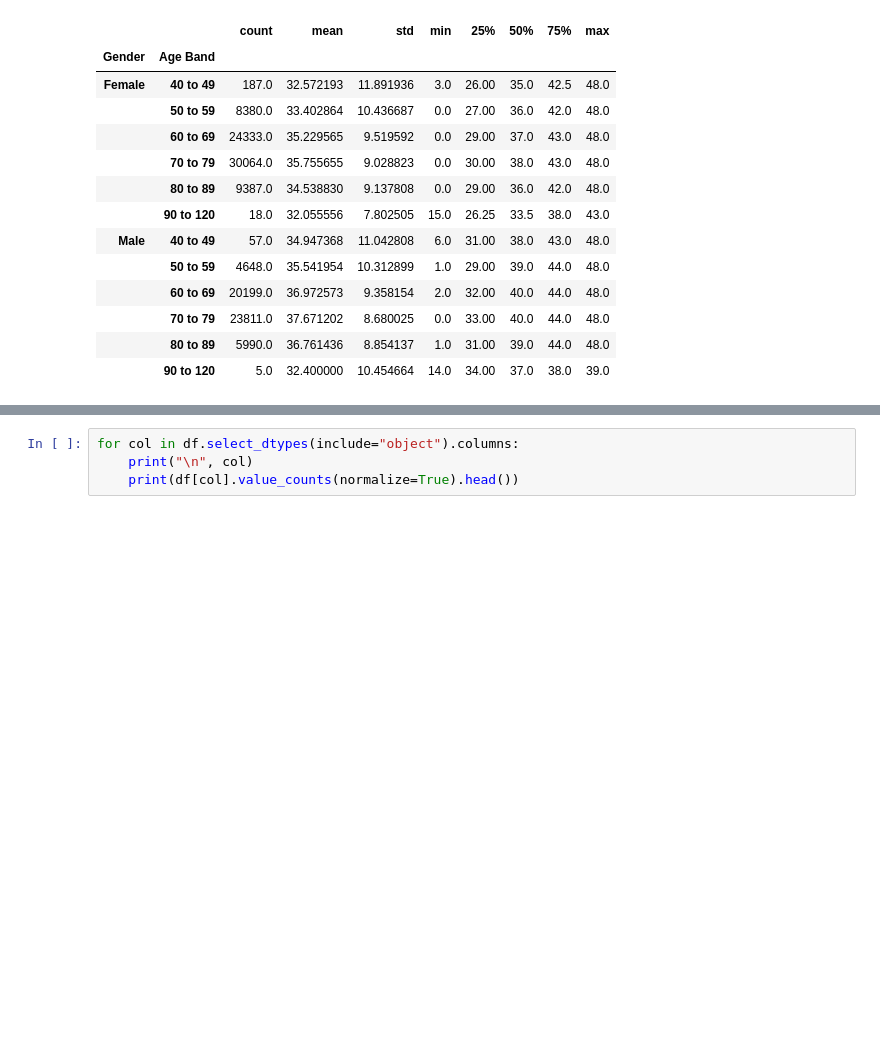
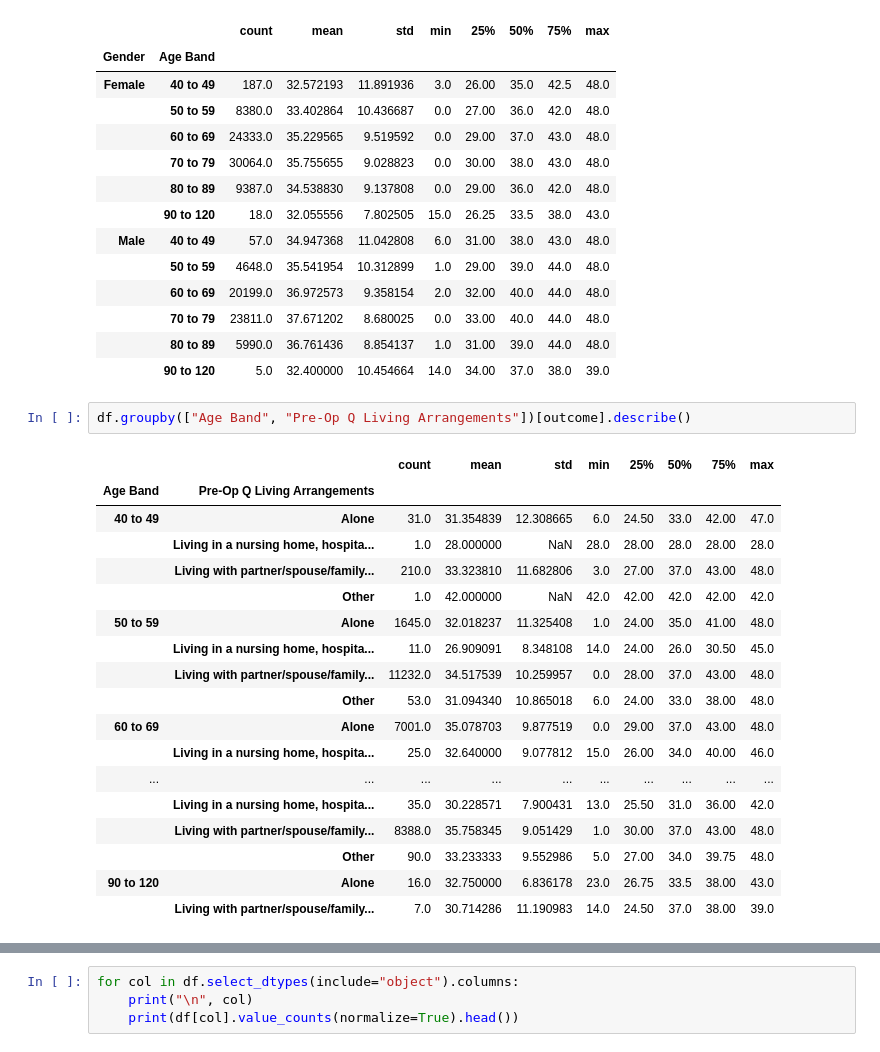
Before and after one commit to LALITAMITTAL18/EAISI-NHS, a Jupyter notebook: data/UnderstandingData/Gino.ipynb, the cells around one changed output, grey strips where cells are left out. Drawn from its saved outputs; the diff is of its cells as text; blank space fills up the shorter version.

```diff
--- a/data/UnderstandingData/Gino.ipynb
+++ b/data/UnderstandingData/Gino.ipynb
@@ -608,3 +610,24 @@ df.groupby(["Gender", "Age Band"])[outcome].describe()
 |  | 70 to 79 | 23811.0 | 37.671202 | 8.680025 | 0.0 | 33.00 | 40.0 | 44.0 | 48.0 |
 |  | 80 to 89 | 5990.0 | 36.761436 | 8.854137 | 1.0 | 31.00 | 39.0 | 44.0 | 48.0 |
 |  | 90 to 120 | 5.0 | 32.400000 | 10.454664 | 14.0 | 34.00 | 37.0 | 38.0 | 39.0 |
+# %%
+df.groupby(["Age Band", "Pre-Op Q Living Arrangements"])[outcome].describe()
+# %% [output]
+|  |  | count | mean | std | min | 25% | 50% | 75% | max |
+| Age Band | Pre-Op Q Living Arrangements |  |  |  |  |  |  |  |  |
+| 40 to 49 | Alone | 31.0 | 31.354839 | 12.308665 | 6.0 | 24.50 | 33.0 | 42.00 | 47.0 |
+|  | Living in a nursing home, hospita... | 1.0 | 28.000000 | NaN | 28.0 | 28.00 | 28.0 | 28.00 | 28.0 |
+|  | Living with partner/spouse/family... | 210.0 | 33.323810 | 11.682806 | 3.0 | 27.00 | 37.0 | 43.00 | 48.0 |
+|  | Other | 1.0 | 42.000000 | NaN | 42.0 | 42.00 | 42.0 | 42.00 | 42.0 |
+| 50 to 59 | Alone | 1645.0 | 32.018237 | 11.325408 | 1.0 | 24.00 | 35.0 | 41.00 | 48.0 |
+|  | Living in a nursing home, hospita... | 11.0 | 26.909091 | 8.348108 | 14.0 | 24.00 | 26.0 | 30.50 | 45.0 |
+|  | Living with partner/spouse/family... | 11232.0 | 34.517539 | 10.259957 | 0.0 | 28.00 | 37.0 | 43.00 | 48.0 |
+|  | Other | 53.0 | 31.094340 | 10.865018 | 6.0 | 24.00 | 33.0 | 38.00 | 48.0 |
+| 60 to 69 | Alone | 7001.0 | 35.078703 | 9.877519 | 0.0 | 29.00 | 37.0 | 43.00 | 48.0 |
+|  | Living in a nursing home, hospita... | 25.0 | 32.640000 | 9.077812 | 15.0 | 26.00 | 34.0 | 40.00 | 46.0 |
+| ... | ... | ... | ... | ... | ... | ... | ... | ... | ... |
+|  | Living in a nursing home, hospita... | 35.0 | 30.228571 | 7.900431 | 13.0 | 25.50 | 31.0 | 36.00 | 42.0 |
+|  | Living with partner/spouse/family... | 8388.0 | 35.758345 | 9.051429 | 1.0 | 30.00 | 37.0 | 43.00 | 48.0 |
+|  | Other | 90.0 | 33.233333 | 9.552986 | 5.0 | 27.00 | 34.0 | 39.75 | 48.0 |
+| 90 to 120 | Alone | 16.0 | 32.750000 | 6.836178 | 23.0 | 26.75 | 33.5 | 38.00 | 43.0 |
+|  | Living with partner/spouse/family... | 7.0 | 30.714286 | 11.190983 | 14.0 | 24.50 | 37.0 | 38.00 | 39.0 |
```
Also changed, not shown: parts of 5 cells of this notebook.
